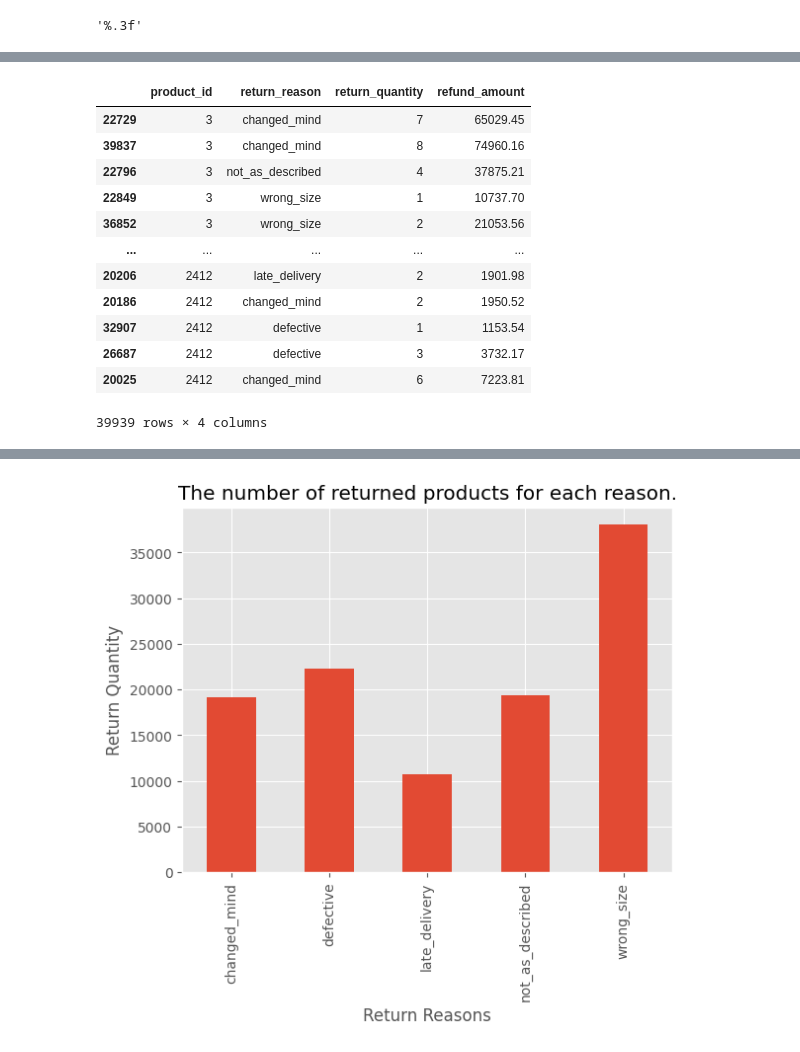
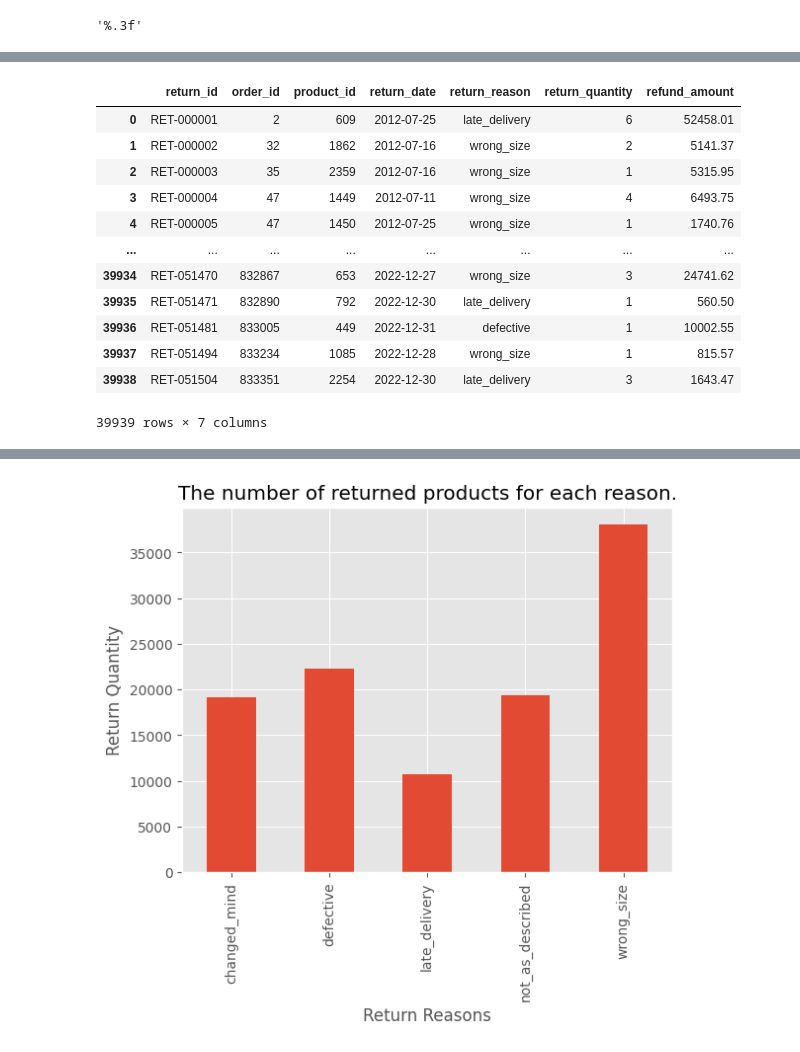
Before and after one commit to nqt-2/Datathon_Vin, a Jupyter notebook: notebook/Thai_EDA.ipynb, the cells around one changed output, grey strips where cells are left out. Saved outputs shown, nothing was run; the diff lists cells and outputs as text; code cells hidden in the pictures.

```diff
--- a/notebook/Thai_EDA.ipynb
+++ b/notebook/Thai_EDA.ipynb
@@ -29,17 +54,16 @@ order_items = pd.read_csv("../data/order_items.csv")
 # %%
-returns.head(10)
-returns.sort_values(by='product_id')
+returns.sort_values(by='order_id')
 # %% [output]
-|  | product_id | return_reason | return_quantity | refund_amount |
-| 22729 | 3 | changed_mind | 7 | 65029.45 |
-| 39837 | 3 | changed_mind | 8 | 74960.16 |
-| 22796 | 3 | not_as_described | 4 | 37875.21 |
-| 22849 | 3 | wrong_size | 1 | 10737.70 |
-| 36852 | 3 | wrong_size | 2 | 21053.56 |
-| ... | ... | ... | ... | ... |
-| 20206 | 2412 | late_delivery | 2 | 1901.98 |
-| 20186 | 2412 | changed_mind | 2 | 1950.52 |
-| 32907 | 2412 | defective | 1 | 1153.54 |
-| 26687 | 2412 | defective | 3 | 3732.17 |
-| 20025 | 2412 | changed_mind | 6 | 7223.81 |
+|  | return_id | order_id | product_id | return_date | return_reason | return_quantity | refund_amount |
+| 0 | RET-000001 | 2 | 609 | 2012-07-25 | late_delivery | 6 | 52458.01 |
+| 1 | RET-000002 | 32 | 1862 | 2012-07-16 | wrong_size | 2 | 5141.37 |
+| 2 | RET-000003 | 35 | 2359 | 2012-07-16 | wrong_size | 1 | 5315.95 |
+| 3 | RET-000004 | 47 | 1449 | 2012-07-11 | wrong_size | 4 | 6493.75 |
+| 4 | RET-000005 | 47 | 1450 | 2012-07-25 | wrong_size | 1 | 1740.76 |
+| ... | ... | ... | ... | ... | ... | ... | ... |
+| 39934 | RET-051470 | 832867 | 653 | 2022-12-27 | wrong_size | 3 | 24741.62 |
+| 39935 | RET-051471 | 832890 | 792 | 2022-12-30 | late_delivery | 1 | 560.50 |
+| 39936 | RET-051481 | 833005 | 449 | 2022-12-31 | defective | 1 | 10002.55 |
+| 39937 | RET-051494 | 833234 | 1085 | 2022-12-28 | wrong_size | 1 | 815.57 |
+| 39938 | RET-051504 | 833351 | 2254 | 2022-12-30 | late_delivery | 3 | 1643.47 |
-39939 rows × 4 columns
+39939 rows × 7 columns
```
Also changed, not shown: parts of 7 cells of this notebook, 2 other files.
